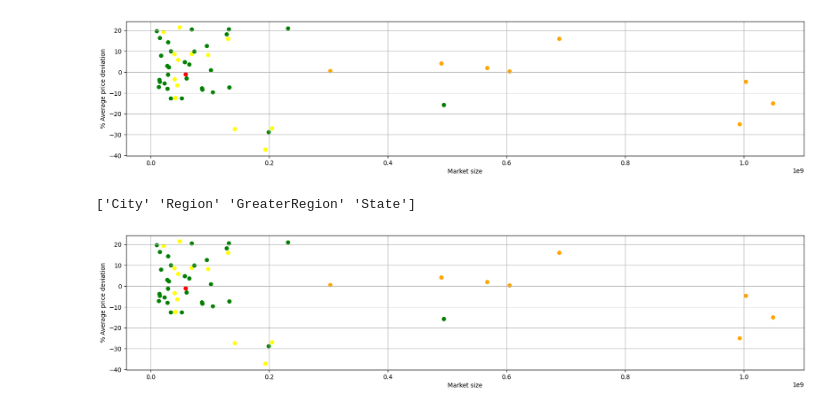
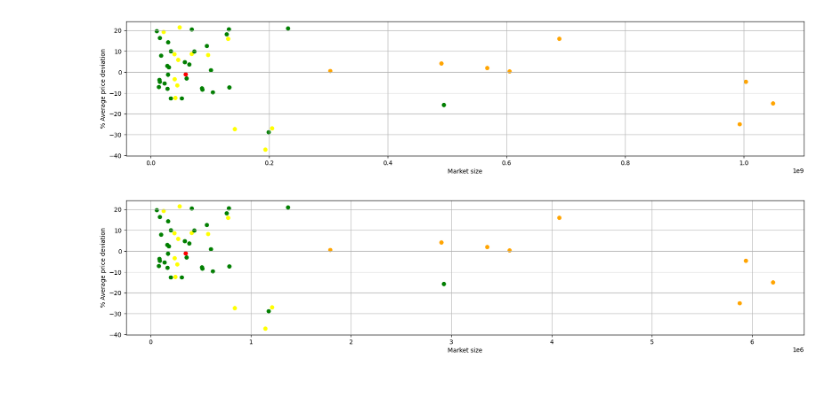
Before and after one commit to cpujol-dev/MiniProjectAavocado, a Jupyter notebook: 0_data_set_Xavi.ipynb, the cells around one changed output. Saved outputs shown, nothing was run; the diff lists cells and outputs as text; code cells hidden in the pictures.

```diff
--- a/0_data_set_Xavi.ipynb
+++ b/0_data_set_Xavi.ipynb
@@ -13,3 +13,32 @@ from statsmodels.tsa.seasonal import seasonal_decompose
 df = pd.read_csv("avocado.csv")
 df_cp = df.copy()
 df_cp['Date'] = pd.to_datetime(df_cp['Date'])
+# %%
+import pandas as pd
+import numpy as np
+import seaborn as sns
+import matplotlib.pyplot as plt
+from statsmodels.tsa.seasonal import seasonal_decompose
+
+region_largest= df_cp_cleaned.groupby('region')['Total Volume'].sum().nsmallest(5).index
+
+df = pd.read_csv("avocado.csv")
+df_cp = df.copy()
+df_cp['Date'] = pd.to_datetime(df_cp['Date']) #Normalizar fecha
+df_cp = df_cp.rename(columns={df.columns[0]: 'Col_0'}) # Primera columna sin titulo, potencialmente eliminable
+df_cp = df_cp.rename(columns={'4046': 'Volume_Hass_S'}) # Etiquetas mas descritivas
+df_cp = df_cp.rename(columns={'4225': 'Volume_Hass_L'})
+df_cp = df_cp.rename(columns={'4770': 'Volume_Hass_XL'})
+df_cp_cleaned = df_cp.drop('Col_0', axis=1) # Parecen IDs del 0 al 52. Eliminable. # Col_0 = df_cp['Col_0'].unique()  print(f"Col_0: {Col_0}\n")
+# df_cp_cleaned = df_cp[df_cp.region != 'TotalUS'] # Para seleccionar unicamente las regiones propias , descartamos Total US para la vista gráfica
+
+df_cp_cleaned['Suma Volums'] = df_cp_cleaned['Volume_Hass_S' ]+ df_cp_cleaned['Volume_Hass_L']+ df_cp_cleaned['Volume_Hass_XL' ]
+df_cp_cleaned['Variacio'] = (df_cp_cleaned['Total Volume'] - df_cp_cleaned['Suma Volums'])*100/df_cp_cleaned['Total Volume']
+
+transparencia = 1
+for region in region_largest:#.nlargest(6)
+    transparencia-=0.1
+
+    df_cp_temp = df_cp_cleaned[df_cp_cleaned['region'] ==region]
+    df_cp_temp['Variacio'].hist(bins=100, label=str(region), alpha = transparencia)
+    plt.legend(loc='best')
@@ -233,23 +281,22 @@ plt.grid()
 # %% [output]
 [figure]
 # %%
-convencional_region_mean_total = df_convencionals.groupby('region').agg({'Total Volume':'sum', 'AveragePrice':'mean'})#.nlargest(6)
+convencional_region_mean_total = df_convencionals.groupby('region').agg({'Total Volume':'mean', 'AveragePrice':'mean'})#.nlargest(6)
 convencional_region_mean_total['region_class'] = convencional_region_mean_total.index.map(region_classification)
 
 classification_colors = {'City':'green' ,'Region':'yellow' ,'GreaterRegion':'orange', 'State':'red'}
 
 
 fig, ax= plt.subplots(figsize=(20,4))
 x_values = convencional_region_mean_total['Total Volume']
 total_mean = df_convencionals['AveragePrice'].mean()
 y_values = (convencional_region_mean_total['AveragePrice'] - total_mean)*100/total_mean
 c_values= convencional_region_mean_total['region_class'].map(classification_colors)
 
 
 plt.scatter(x= x_values, y= y_values,c=c_value )
 plt.ylabel('% Average price deviation')
 plt.xlabel('Market size')
 plt.grid()
 # %% [output]
-['City' 'Region' 'GreaterRegion' 'State']
-[figure, old version]
+[figure, new version]
```
Also changed, not shown: parts of 4 cells of this notebook, 4 other files.
